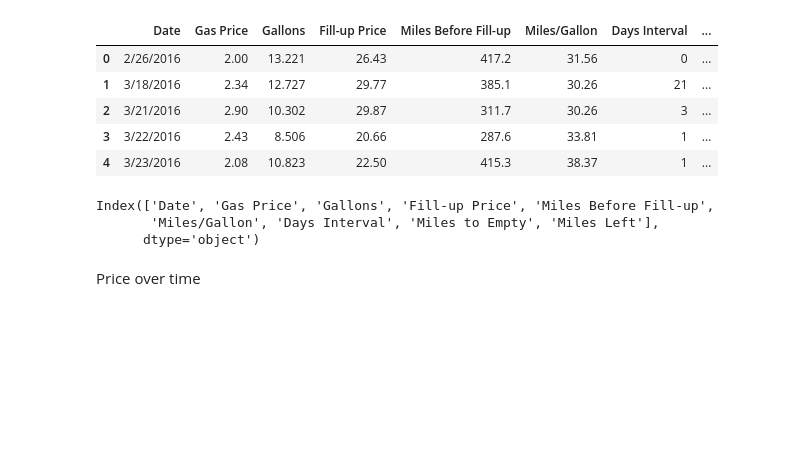
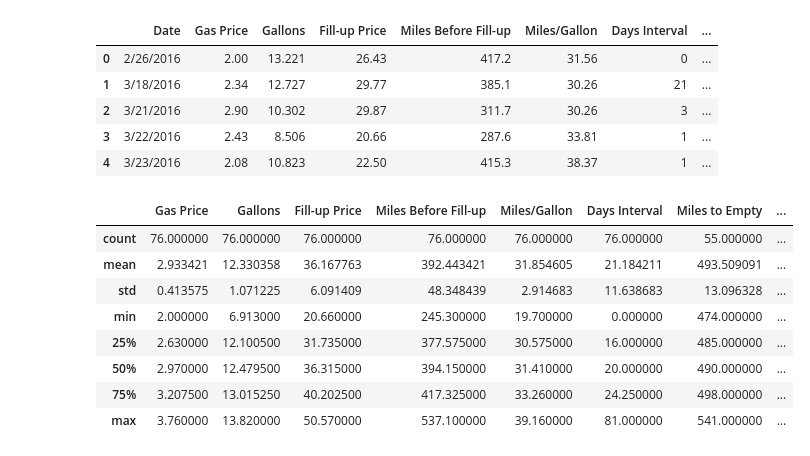
Before and after one commit to lowsaelee/camry-gas, a Jupyter notebook: Camry_Gas_Data.ipynb, the cells around one changed output. Drawn from its saved outputs; the diff is of its cells as text; code cells hidden in the pictures; blank space fills up the shorter version.

```diff
--- a/Camry_Gas_Data.ipynb
+++ b/Camry_Gas_Data.ipynb
@@ -15,10 +17,14 @@ df.head()
 | 3 | 3/22/2016 | 2.43 | 8.506 | 20.66 | 287.6 | 33.81 | 1 | ... |
 | 4 | 3/23/2016 | 2.08 | 10.823 | 22.50 | 415.3 | 38.37 | 1 | ... |
 # %%
-df.columns
+df.describe()
 # %% [output]
-Index(['Date', 'Gas Price', 'Gallons', 'Fill-up Price', 'Miles Before Fill-up',
-       'Miles/Gallon', 'Days Interval', 'Miles to Empty', 'Miles Left'],
-      dtype='object')
+|  | Gas Price | Gallons | Fill-up Price | Miles Before Fill-up | Miles/Gallon | Days Interval | Miles to Empty | ... |
+| count | 76.000000 | 76.000000 | 76.000000 | 76.000000 | 76.000000 | 76.000000 | 55.000000 | ... |
+| mean | 2.933421 | 12.330358 | 36.167763 | 392.443421 | 31.854605 | 21.184211 | 493.509091 | ... |
+| std | 0.413575 | 1.071225 | 6.091409 | 48.348439 | 2.914683 | 11.638683 | 13.096328 | ... |
+| min | 2.000000 | 6.913000 | 20.660000 | 245.300000 | 19.700000 | 0.000000 | 474.000000 | ... |
+| 25% | 2.630000 | 12.100500 | 31.735000 | 377.575000 | 30.575000 | 16.000000 | 485.000000 | ... |
+| 50% | 2.970000 | 12.479500 | 36.315000 | 394.150000 | 31.410000 | 20.000000 | 490.000000 | ... |
+| 75% | 3.207500 | 13.015250 | 40.202500 | 417.325000 | 33.260000 | 24.250000 | 498.000000 | ... |
+| max | 3.760000 | 13.820000 | 50.570000 | 537.100000 | 39.160000 | 81.000000 | 541.000000 | ... |
-# %% [markdown]
-Price over time
```
Also changed, not shown: parts of 19 cells of this notebook, 1 other file.
